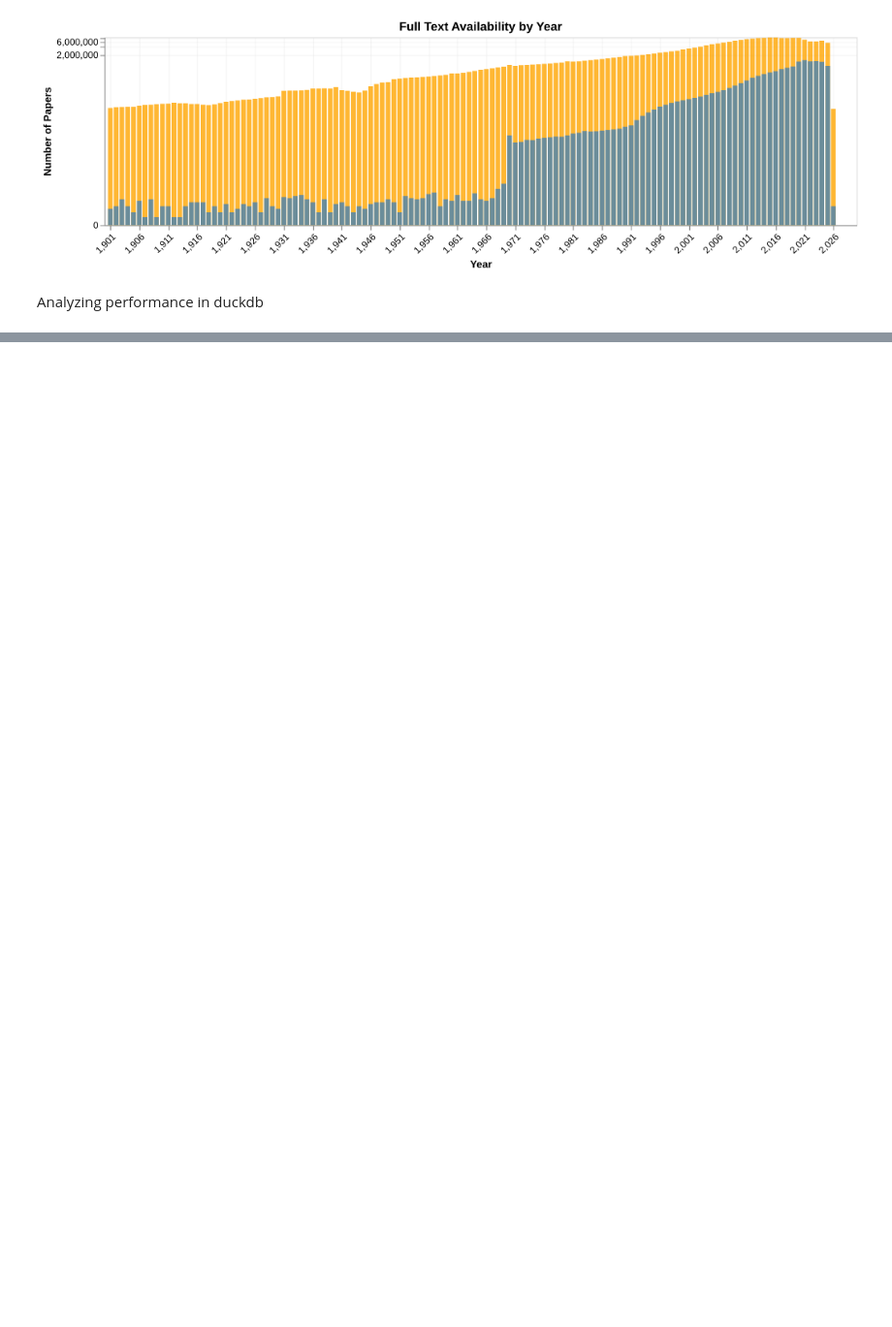
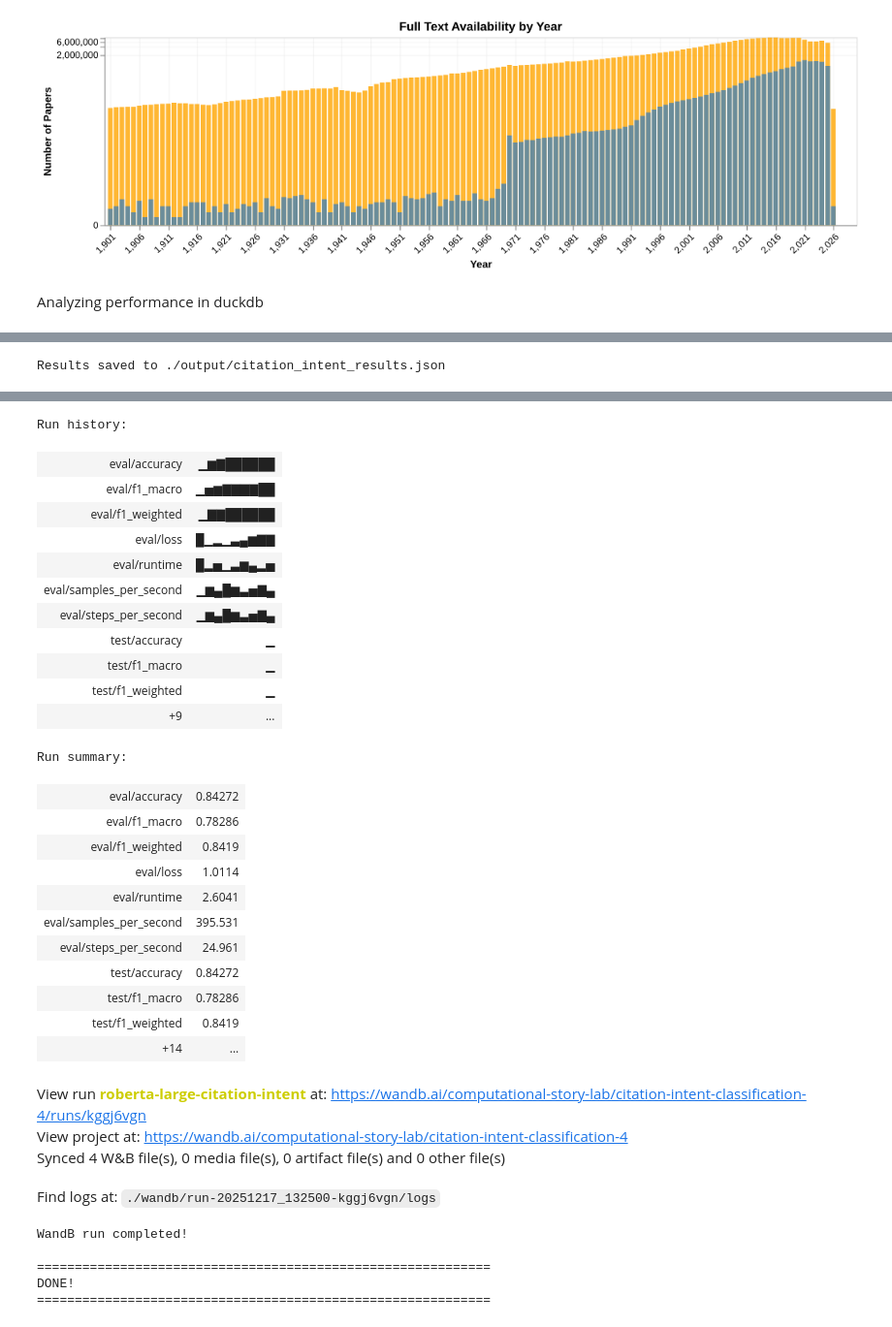
Before and after one commit to Vermont-Complex-Systems/scisciDB, a Jupyter notebook: getting-started.ipynb, the cells around one changed output, grey strips where cells are left out. Shown at 97% size. Saved outputs shown, nothing was run; the diff lists cells and outputs as text; code cells hidden in the pictures; blank space fills up the shorter version.

```diff
--- a/getting-started.ipynb
+++ b/getting-started.ipynb
@@ -236,0 +421,2 @@ load/load.py -> transform/deduplicate.py -> enrich/create_lookups.py -> enrich/a
+# %%
+tokenizer = AutoTokenizer.from_pretrained(model_name)
@@ -236,0 +713,20 @@ load/load.py -> transform/deduplicate.py -> enrich/create_lookups.py -> enrich/a
+# %%
+
+print("\n" + "="*60)
+print("EVALUATION")
+print("="*60)
+
+eval_results = trainer.evaluate()
+print(f"Validation Accuracy: {eval_results['eval_accuracy']:.4f}")
+print(f"Validation Loss: {eval_results['eval_loss']:.4f}")
+
+# Detailed classification report
+predictions = trainer.predict(tokenized_val)
+pred_labels = np.argmax(predictions.predictions, axis=-1)
+true_labels = predictions.label_ids
+
+print("\nClassification Report:")
+# Get unique labels present in validation set
+unique_val_labels = sorted(set(true_labels.tolist() + pred_labels.tolist()))
+target_names_present = [id2label[i] for i in unique_val_labels]
+print(classification_report(true_labels, pred_labels, labels=unique_val_labels, target_names=target_names_present))
@@ -236,0 +805,25 @@ load/load.py -> transform/deduplicate.py -> enrich/create_lookups.py -> enrich/a
+# %%
+results_path = os.path.join(OUTPUT_DIR, "citation_intent_results.json")
+with open(results_path, 'w') as f:
+    json.dump({
+        'eval_accuracy': eval_results['eval_accuracy'],
+        'eval_loss': eval_results['eval_loss'],
+        'sample_ratio': 1.0,
+        'train_samples': len(sampled_train),
+        'val_samples': len(sampled_val),
+        'num_labels': num_labels,
+        'labels': label_list,
+        'model_name': model_name
+    }, f, indent=2)
+
+print(f"\nResults saved to {results_path}")
+
+# Finish wandb
+wandb.finish()
+print(f"\nWandB run completed!")
+
+print("\n" + "="*60)
+print("DONE!")
+print("="*60)
+# %% [output]
+Results saved to ./output/citation_intent_results.json
@@ -236,0 +831,33 @@ load/load.py -> transform/deduplicate.py -> enrich/create_lookups.py -> enrich/a
+Run history:
+| eval/accuracy | ▁▆▇██████ |
+| eval/f1_macro | ▁▅▆▇▇▇▇██ |
+| eval/f1_weighted | ▁▇▇██████ |
+| eval/loss | █▁▂▁▃▄▆▇▇ |
+| eval/runtime | █▂▅▁▃▆▄▂▅ |
+| eval/samples_per_second | ▁▆▄█▆▃▅▇▄ |
+| eval/steps_per_second | ▁▆▄█▆▃▅▇▄ |
+| test/accuracy | ▁ |
+| test/f1_macro | ▁ |
+| test/f1_weighted | ▁ |
+| +9 | ... |
+Run summary:
+| eval/accuracy | 0.84272 |
+| eval/f1_macro | 0.78286 |
+| eval/f1_weighted | 0.8419 |
+| eval/loss | 1.0114 |
+| eval/runtime | 2.6041 |
+| eval/samples_per_second | 395.531 |
+| eval/steps_per_second | 24.961 |
+| test/accuracy | 0.84272 |
+| test/f1_macro | 0.78286 |
+| test/f1_weighted | 0.8419 |
+| +14 | ... |
+View run roberta-large-citation-intent at: https://wandb.ai/computational-story-lab/citation-intent-classification-4/runs/kggj6vgn
+View project at: https://wandb.ai/computational-story-lab/citation-intent-classification-4
+Synced 4 W&B file(s), 0 media file(s), 0 artifact file(s) and 0 other file(s)
+Find logs at: ./wandb/run-20251217_132500-kggj6vgn/logs
+WandB run completed!
+
+============================================================
+DONE!
+============================================================
```
Also changed, not shown: parts of 72 cells of this notebook, 9 other files.
